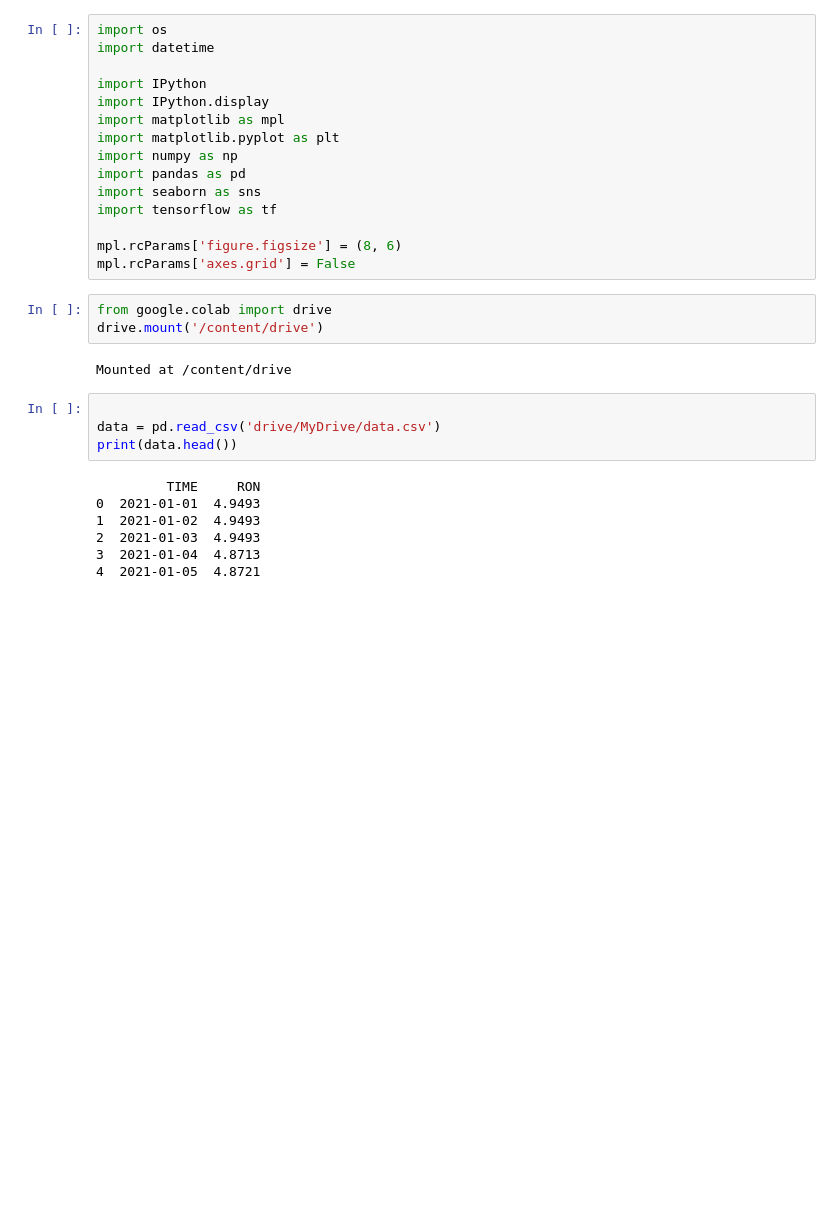
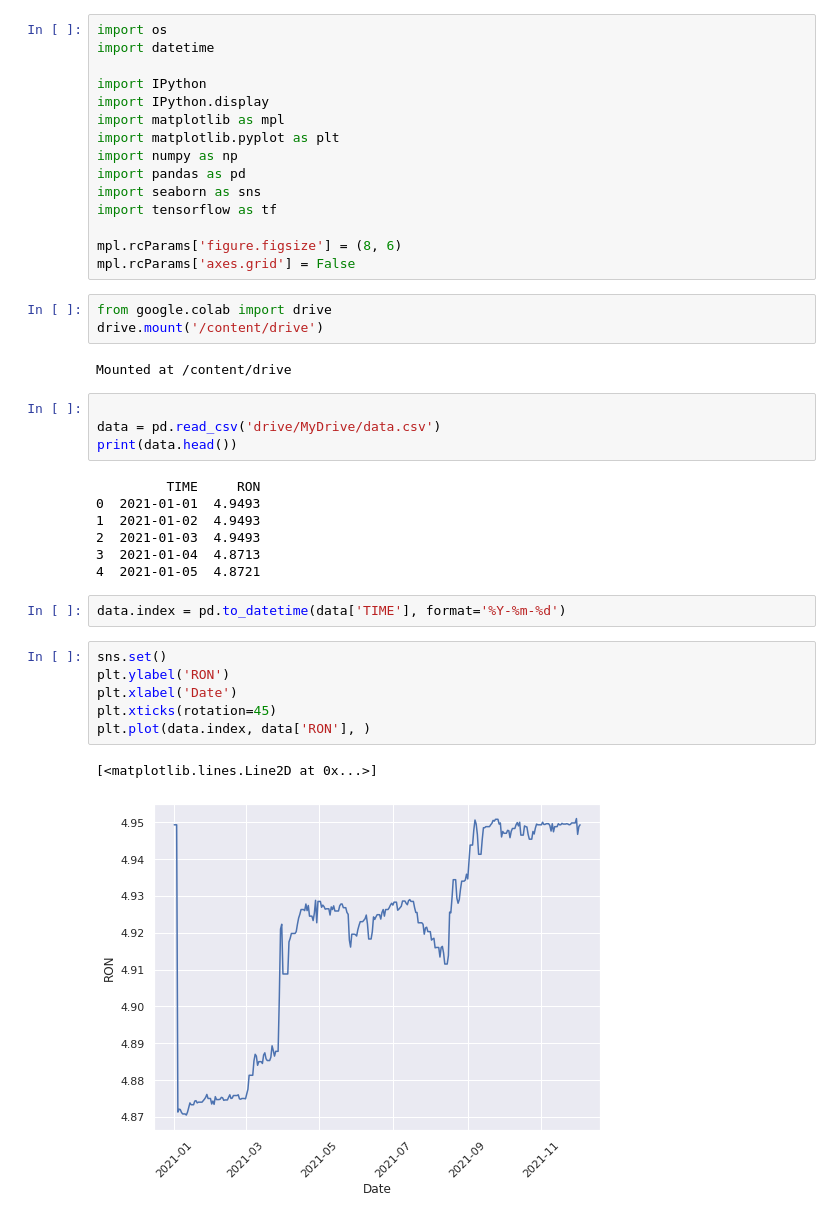
Before and after one commit to jtunde/Python, a Jupyter notebook: cn2.ipynb, the cells around one changed output. Drawn from its saved outputs; the diff is of its cells as text; blank space fills up the shorter version.

```diff
--- a/cn2.ipynb
+++ b/cn2.ipynb
@@ -31,3 +31,14 @@ print(data.head())
 2  2021-01-03  4.9493
 3  2021-01-04  4.8713
 4  2021-01-05  4.8721
+# %%
+data.index = pd.to_datetime(data['TIME'], format='%Y-%m-%d')
+# %%
+sns.set()
+plt.ylabel('RON')
+plt.xlabel('Date')
+plt.xticks(rotation=45)
+plt.plot(data.index, data['RON'], )
+# %% [output]
+[<matplotlib.lines.Line2D at 0x...>]
+[figure, added]
```
Also changed, not shown: parts of 5 cells of this notebook.
